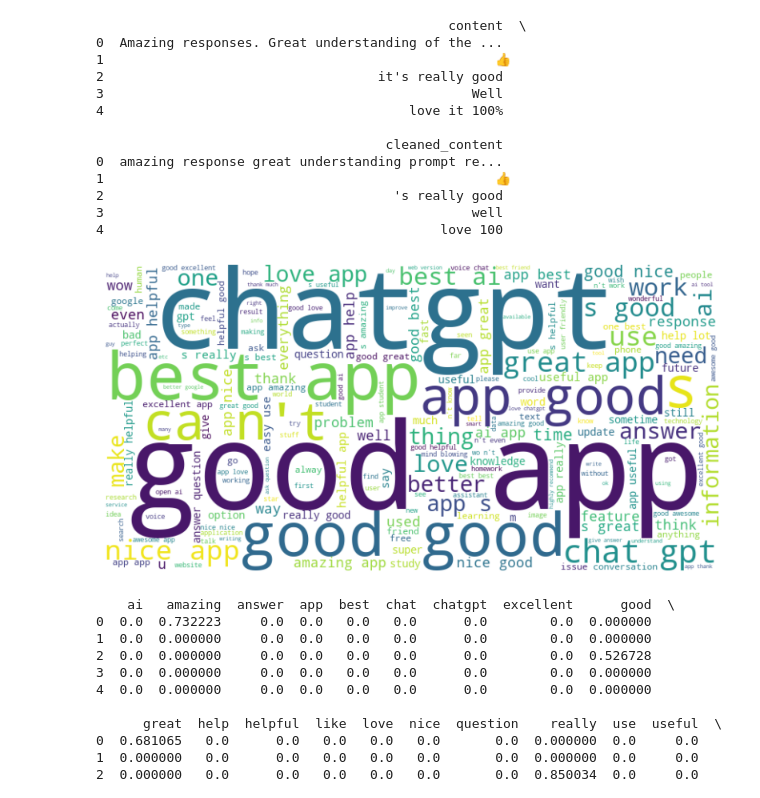
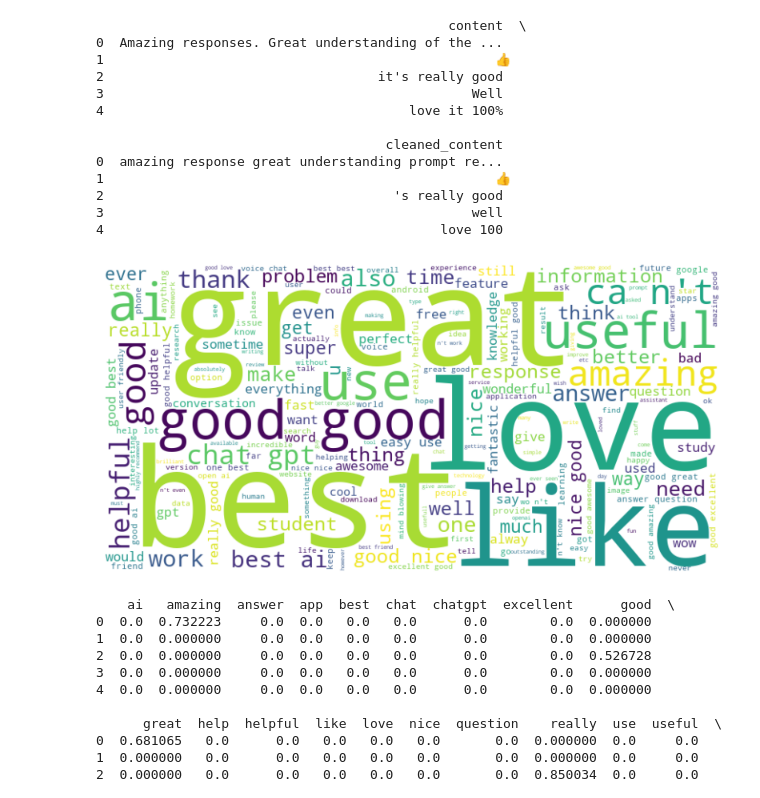
Before and after one commit to kshit-ij-coding/BUIDA-ASSIGNMENT, a Jupyter notebook: BIUDA PROJECT/BIUDA Assignment.ipynb, the cells around one changed output. Cells and saved outputs as stored; diff of their text form; code cells hidden in the pictures.

```diff
--- a/BIUDA PROJECT/BIUDA Assignment.ipynb
+++ b/BIUDA PROJECT/BIUDA Assignment.ipynb
@@ -124,17 +124,21 @@ None
 # %%
 from wordcloud import WordCloud
 import matplotlib.pyplot as plt
 
+# Define custom stop words
+custom_stopwords = set(stopwords.words('english'))
+custom_stopwords.update(["app", "chatgpt"])  # Add more words as needed
+
 # Generate word cloud
-wordcloud = WordCloud(width=800, height=400, background_color='white').generate(' '.join(data['cleaned_content']))
+wordcloud = WordCloud(width=800, height=400, background_color='white', stopwords=custom_stopwords).generate(' '.join(data['cleaned_content']))
 
 # Display the word cloud
 plt.figure(figsize=(10, 5))
 plt.imshow(wordcloud, interpolation='bilinear')
 plt.axis('off')
 plt.show()
 # %% [output]
-[figure, old version]
+[figure, new version]
 # %%
 from sklearn.feature_extraction.text import TfidfVectorizer
 
```
Also changed, not shown: parts of 2 cells of this notebook, 1 other file.
